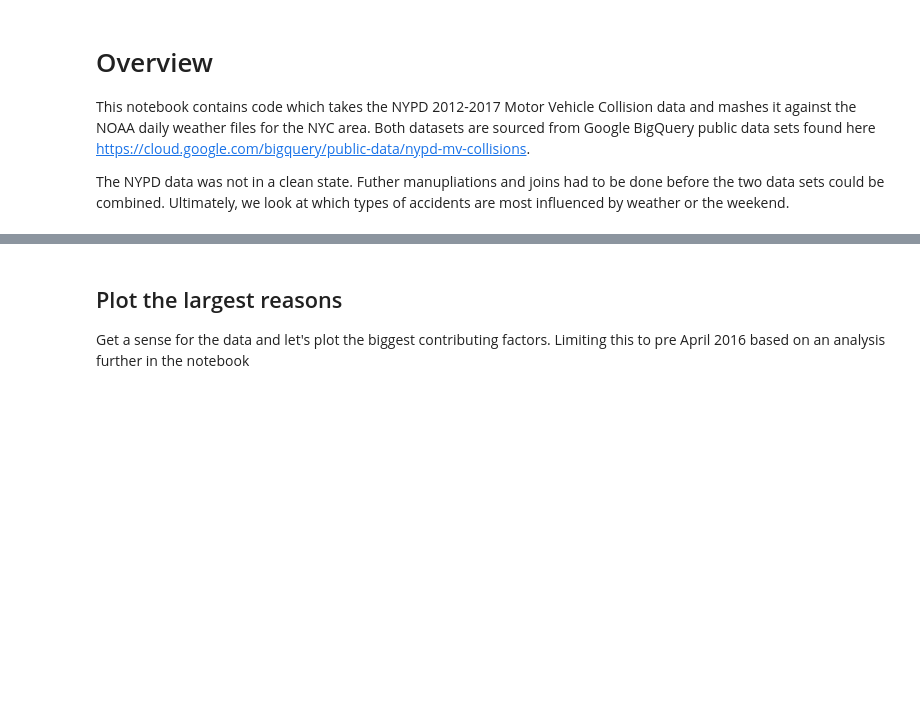
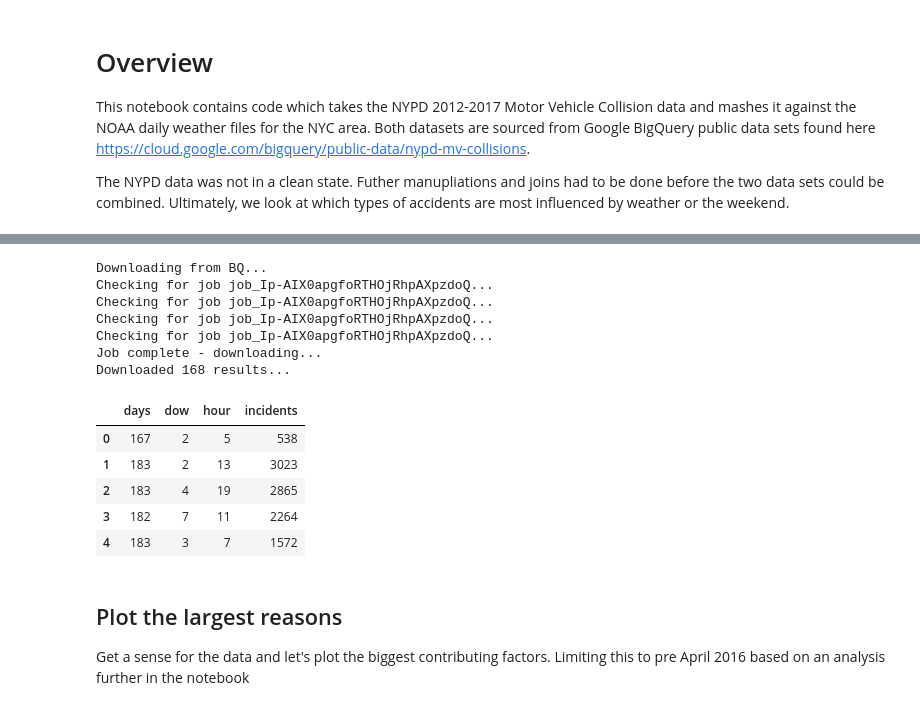
Before and after one commit to jbencina/analytics-projects, a Jupyter notebook: nypd-traffic-bq/NYPD Motor Vehicle Collisions Data.ipynb, the cells around one changed output, grey strips where cells are left out. Drawn from its saved outputs; the diff is of its cells as text; code cells hidden in the pictures; blank space fills up the shorter version.

```diff
--- a/nypd-traffic-bq/NYPD+Motor+Vehicle+Collisions+Data.ipynb
+++ b/nypd-traffic-bq/NYPD Motor Vehicle Collisions Data.ipynb
@@ -56,6 +56,31 @@ bq_query_nypd = """
       dow
 """
 
+bq_query_nypd_2 = """
+    #standardSQL
+    SELECT
+        hour,
+        dow,
+        sum(1) incidents,
+        count(distinct date) as days
+    FROM
+        (SELECT
+            CAST(timestamp as DATE) as date,
+            EXTRACT(HOUR FROM timestamp) as hour,
+            EXTRACT(DAYOFWEEK FROM timestamp) as dow,
+            1 as cnt
+          FROM
+            `bigquery-public-data.new_york.nypd_mv_collisions`
+          WHERE
+            contributing_factor_vehicle_1 NOT IN ("","Unspecified")
+            AND EXTRACT(YEAR FROM timestamp)<=2015
+            ) q
+    GROUP BY
+        hour,
+        dow
+
+"""
+
 def get_bq_data(query, file_out):
     # Download the .json key from your Google Cloud account
     client = get_client(json_key_file='C:/Users/jbenc/Documents/bq-query.json', readonly=True)
@@ -111,3 +141,20 @@ Reading downloaded file...
+# %%
+results_nypd2 = get_data(bq_query_nypd_2, 'bq_nypd2.p')
+results_nypd2.head()
+# %% [output]
+Downloading from BQ...
+Checking for job job_Ip-AIX0apgfoRTHOjRhpAXpzdoQ...
+Checking for job job_Ip-AIX0apgfoRTHOjRhpAXpzdoQ...
+Checking for job job_Ip-AIX0apgfoRTHOjRhpAXpzdoQ...
+Checking for job job_Ip-AIX0apgfoRTHOjRhpAXpzdoQ...
+Job complete - downloading...
+Downloaded 168 results...
+|  | days | dow | hour | incidents |
+| 0 | 167 | 2 | 5 | 538 |
+| 1 | 183 | 2 | 13 | 3023 |
+| 2 | 183 | 4 | 19 | 2865 |
+| 3 | 182 | 7 | 11 | 2264 |
+| 4 | 183 | 3 | 7 | 1572 |
 # %% [markdown]
 ## Plot the largest reasons
 Get a sense for the data and let's plot the biggest contributing factors. Limiting this to pre April 2016 based on an analysis further in the notebook
```
Also changed, not shown: parts of 8 cells of this notebook.
